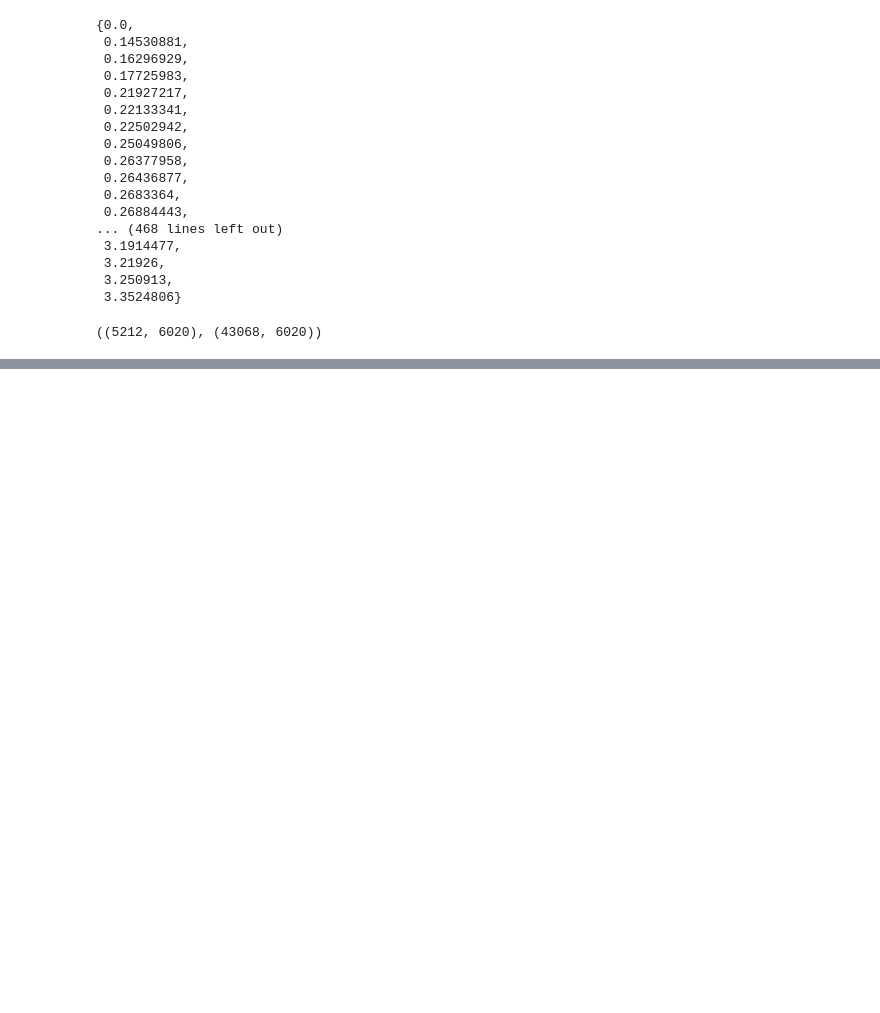
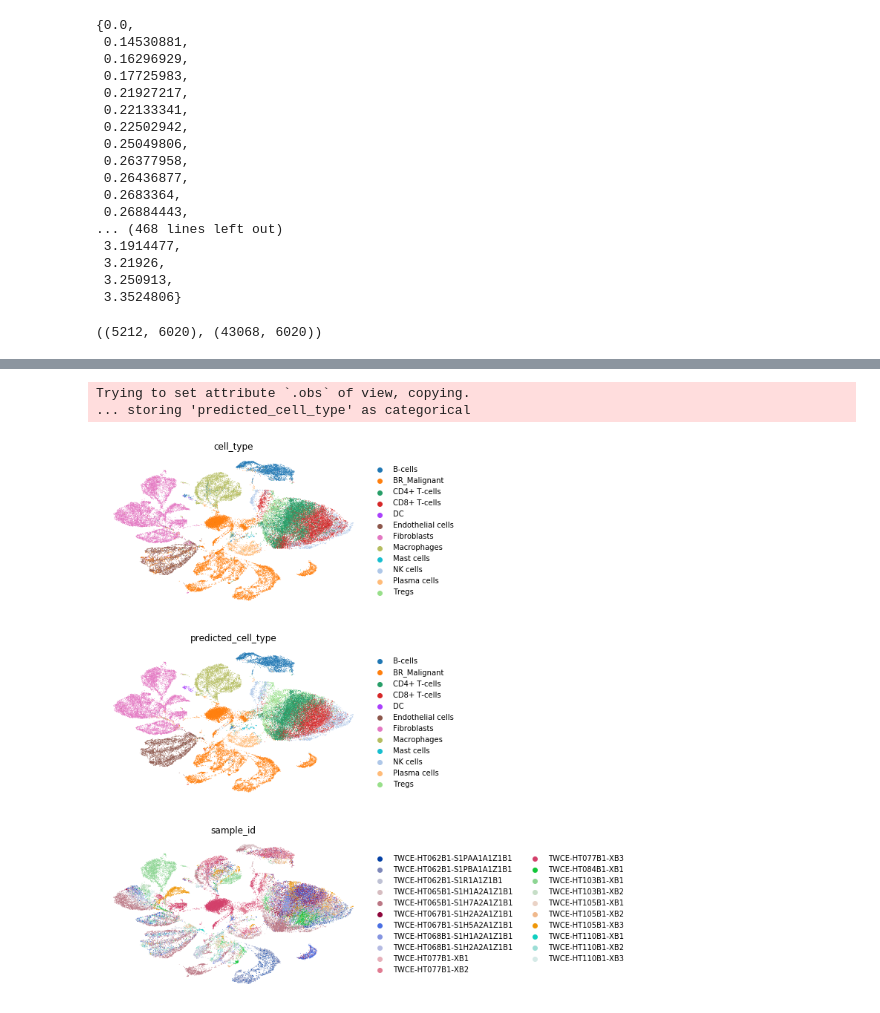
Before and after one commit to ding-lab/pollock, a Jupyter notebook: notebooks/bvae.ipynb, the cells around one changed output, grey strips where cells are left out. Drawn from its saved outputs; the diff is of its cells as text; code cells hidden in the pictures; blank space fills up the shorter version.

```diff
--- a/notebooks/bvae.ipynb
+++ b/notebooks/bvae.ipynb
@@ -602,0 +600,4 @@ KeyboardInterrupt:
+# %%
+mean, logvar = model.encode(adata.X)
+cell_embeddings = model.reparameterize(mean, logvar).numpy()
+cell_embeddings
@@ -602,0 +618,3 @@ KeyboardInterrupt:
+# %%
+adata.obsm['cell_embeddings'] = cell_embeddings
+adata
@@ -602,0 +628,3 @@ KeyboardInterrupt:
+# %%
+predicted_cell_types = [encoder.categories_[0][int(i)] for i in clf.predict(cell_embeddings)]
+adata.obs['predicted_cell_type'] = predicted_cell_types
@@ -602,0 +633,3 @@ KeyboardInterrupt:
+# %%
+adata.obsm['embedding_umap'] = umap.UMAP().fit_transform(adata.obsm['cell_embeddings'])
+adata
@@ -602,0 +653,6 @@ KeyboardInterrupt:
+# %%
+sc.pl.umap(adata[val_idxs], color=['cell_type', 'predicted_cell_type', 'sample_id'], frameon=False, ncols=1)
+# %% [output]
+Trying to set attribute `.obs` of view, copying.
+... storing 'predicted_cell_type' as categorical
+[figure, added]
```
Also changed, not shown: parts of 30 cells of this notebook.
